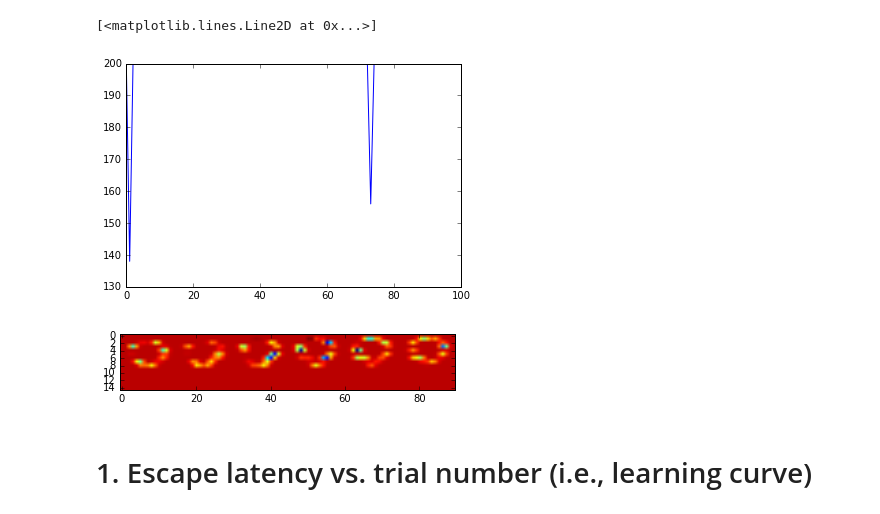
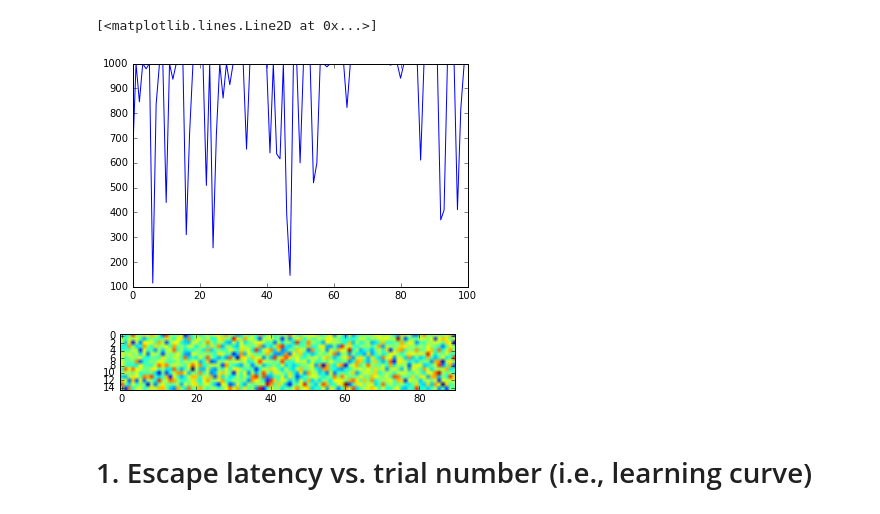
Before and after one commit to rodrigo-pena/rl-mountain-car, a Jupyter notebook: experiments.ipynb, the cells around one changed output. Saved outputs shown, nothing was run; the diff lists cells and outputs as text; code cells hidden in the pictures.

Commit message:
fix bug on learning procedure
Also, added learning curve plot function

```diff
--- a/experiments.ipynb
+++ b/experiments.ipynb
@@ -5,12 +5,12 @@ import starter as st
 import matplotlib.pyplot as plt
 %matplotlib inline
 # %%
-agent = st.Agent(temp=1e2, el_tr_rate=0.95, learn_rate=0.01)
+agent = st.Agent()
 learning_curve = agent.learn(n_trials=100)
 plt.plot(learning_curve)
 # %% [output]
 [<matplotlib.lines.Line2D at 0x...>]
-[figure, old version]
+[figure, new version]
 # %%
 W = agent.net.W[0]
 nx_d = agent.net.nx_d
@@ -19,6 +19,6 @@ W = W.reshape(nx_d, nx)
 plt.imshow(W)
 plt.show()
 # %% [output]
-[figure, old version]
+[figure, new version]
 # %% [markdown]
 # 1. Escape latency vs. trial number (i.e., learning curve)
```
Also changed, not shown: parts of 27 cells of this notebook, 1 other file.
